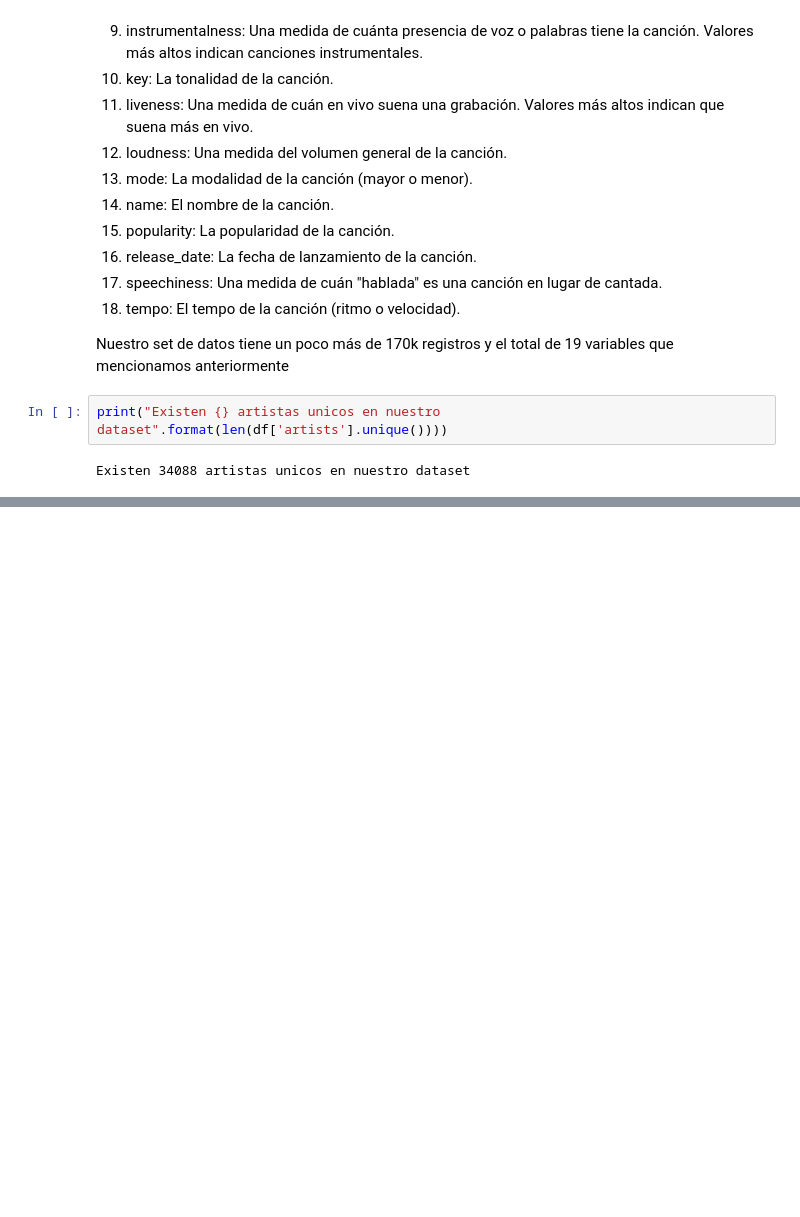
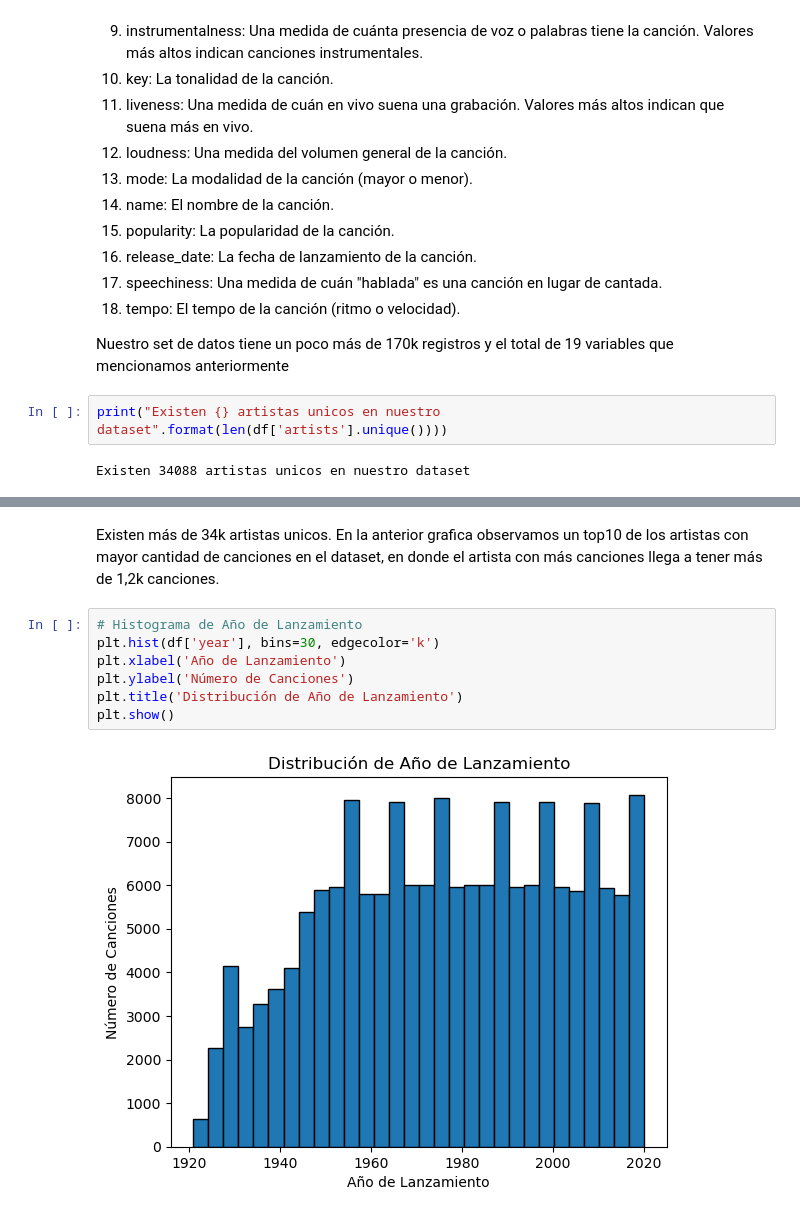
Before and after one commit to kellyninor/musica-a-la-carta, a Jupyter notebook: Musica_a_la_carta.ipynb, the cells around one changed output, grey strips where cells are left out. Cells and saved outputs as stored; diff of their text form; blank space fills up the shorter version.

```diff
--- a/Musica_a_la_carta.ipynb
+++ b/Musica_a_la_carta.ipynb
@@ -72,0 +192,11 @@ Existen 34088 artistas unicos en nuestro dataset
+# %% [markdown]
+Existen más de 34k artistas unicos. En la anterior grafica observamos un top10 de los artistas con mayor cantidad de canciones en el dataset, en donde el artista con más canciones llega a tener más de 1,2k canciones.
+# %%
+# Histograma de Año de Lanzamiento
+plt.hist(df['year'], bins=30, edgecolor='k')
+plt.xlabel('Año de Lanzamiento')
+plt.ylabel('Número de Canciones')
+plt.title('Distribución de Año de Lanzamiento')
+plt.show()
+# %% [output]
+[figure, added]
```
Also changed, not shown: parts of 25 cells of this notebook.
